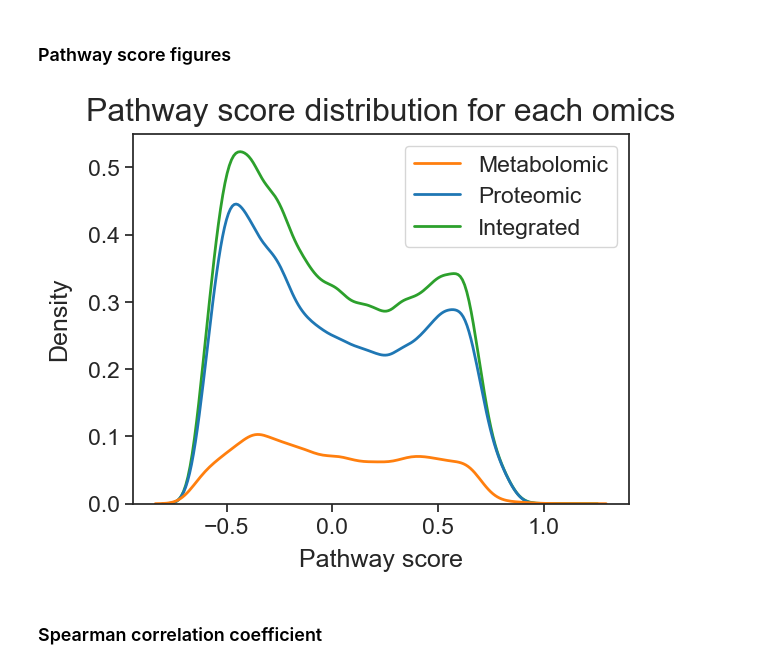
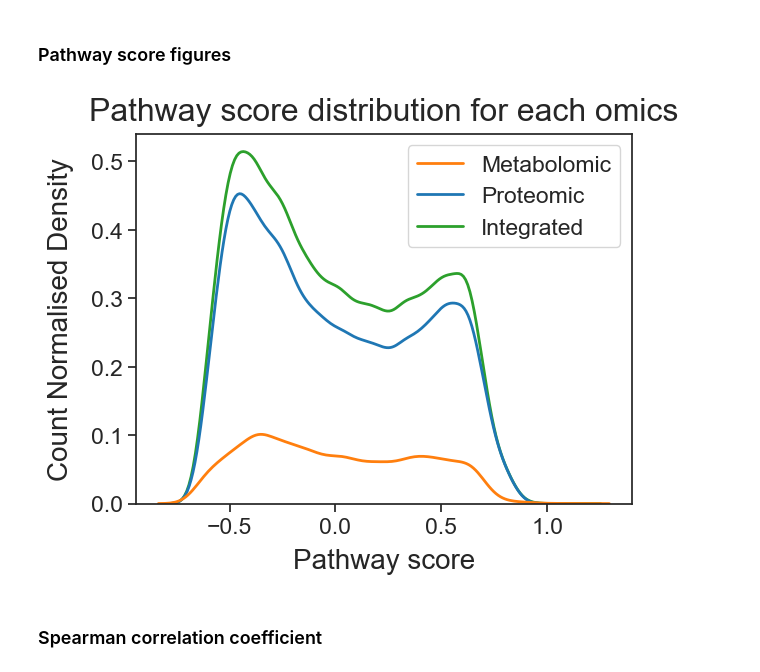
Before and after one commit to j-keung/multiomics-pathway-analysis, a Jupyter notebook: main_scripts/main_workflow.ipynb, the cells around one changed output. Drawn from its saved outputs; the diff is of its cells as text; code cells hidden in the pictures.

Commit message:
increase_font_size

```diff
--- a/main_scripts/main_workflow.ipynb
+++ b/main_scripts/main_workflow.ipynb
@@ -169,9 +139,9 @@ plt.ylabel('Count',fontsize=13) ;
 metabolomic_distribution
 # %%
 #Load in sequentially to form a density plot of the three different omics
-#metabolomic_distribution  = df.iloc[:,:-2] #all rows, all columns apart from last two
+metabolomic_distribution  = df.iloc[:,:-2] #all rows, all columns apart from last two
 #proteomic_distribution  = df.iloc[:,:-2]
-integrated_distribution  = df.iloc[:,:-2]
+#integrated_distribution  = df.iloc[:,:-2]
 # %%
 #Load in sequentially to form a density plot of the three different omics
 
@@ -253,7 +223,7 @@ display(df3)
 
 
 
-sns.set(font_scale = 1.3)
+sns.set(font_scale = 1.7)
 sns.set_style("white")
 
 sns.lmplot(
@@ -275,8 +245,8 @@ sns.despine(right=False,top=False) #Add a line to the top and right of grid
 #plt.title('Metabolomic dataset',fontsize=20,loc='center',y=1.08)
 #plt.title('Metabolite abundance',fontsize=22, loc='left',pad=15)
 
-plt.xlabel('PC1 (' + str(round(pca.explained_variance_ratio_[0]*100,2)) + '%)',fontsize=18)
-plt.ylabel('PC2 (' + str(round(pca.explained_variance_ratio_[1]*100,2)) + '%)',fontsize=18)
+plt.xlabel('PC1 (' + str(round(pca.explained_variance_ratio_[0]*100,2)) + '%)',fontsize=24)
+plt.ylabel('PC2 (' + str(round(pca.explained_variance_ratio_[1]*100,2)) + '%)',fontsize=24)
 
 
 #plt.legend(framealpha=1, frameon = 'True', title="WHO status",title_fontsize='large', prop={'size': 14}, bbox_to_anchor=(1.5, 0.7))
@@ -284,7 +254,7 @@ plt.ylabel('PC2 (' + str(round(pca.explained_variance_ratio_[1]*100,2)) + '%)',f
 
 plt.grid()
 
-#plt.savefig('Figures/metabolite_PCA.png' , dpi=300,bbox_inches = 'tight' , pad_inches = 0.2 , facecolor='w')
+#plt.savefig('../Figures/integrated_PCA.png' , dpi=600,bbox_inches = 'tight' , pad_inches = 0.2 , facecolor='w')
 # %%
 display(sns.axes_style("white"))
 # %%
@@ -370,31 +355,31 @@ integrated_distribution  = kpca_scores
 # %%
 #Load in sequentially to form a density plot of the three different omics
 
 sns.set(font_scale = 1.5)
 sns.set_style("ticks") # same as "white" but with ticks
 
 metabolomic_list = metabolomic_distribution.stack().reset_index()
 metabolomic_list.columns.values[2] = "Metabolomic"
 
 proteomic_list = proteomic_distribution.stack().reset_index()
 proteomic_list.columns.values[2] = "Proteomic"
 
 integrated_list = integrated_distribution.stack().reset_index()
 integrated_list.columns.values[2] = "Integrated"
 
 omics_df = pd.concat([metabolomic_list.Metabolomic, proteomic_list.Proteomic,integrated_list.Integrated], axis=1)
 
 #Change because I want metabolomics to be orange, proteomics to be blue
 palette = ['tab:orange', 'tab:blue', 'tab:green']
 
 sns.kdeplot(data=omics_df, palette=palette, linewidth=2)
 plt.title('Pathway score distribution for each omics',  fontsize=23, pad = 10)
-plt.xlabel('Pathway score',fontsize=18, labelpad=8)
-plt.ylabel('Density',fontsize=18, labelpad=12) ;
+plt.xlabel('Pathway score',fontsize=20, labelpad=8)
+plt.ylabel('Count Normalised Density',fontsize=20, labelpad=12) ;
 
 #plt.savefig( '../Figures/omics_pathway_distribution.png' , dpi=300,bbox_inches = 'tight' , pad_inches = 0.2 , facecolor='w')
 # %% [output]
-[figure, old version]
+[figure, new version]
 # %%
 #PCA of pathway scores
 
```
Also changed, not shown: parts of 16 cells of this notebook, 2 other files.
